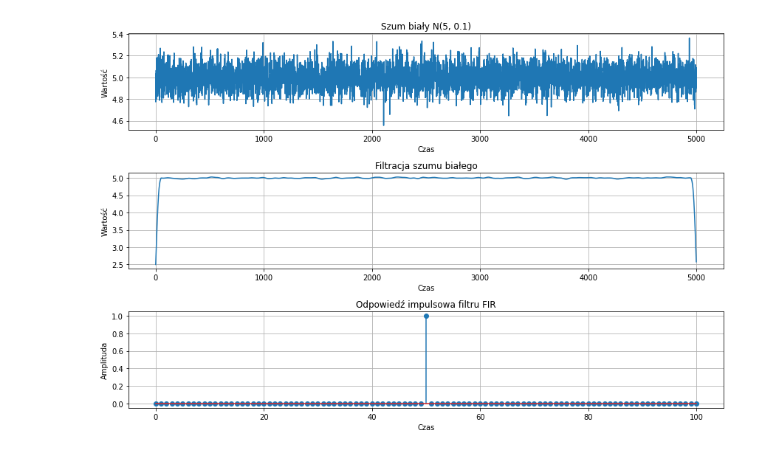
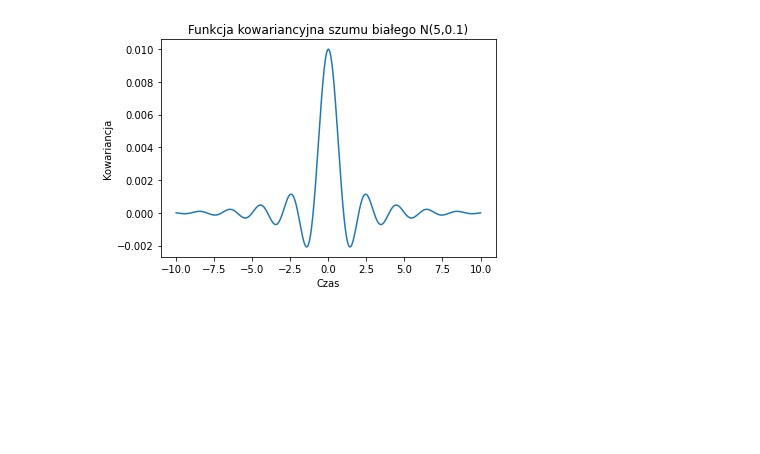
Before and after one commit to MaciejSzerwinski/Stochastic_Process, a Jupyter notebook: test.ipynb, the cells around one changed output. Drawn from its saved outputs; the diff is of its cells as text; code cells hidden in the pictures; blank space fills up the shorter version.

```diff
--- a/test.ipynb
+++ b/test.ipynb
@@ -1,58 +1,22 @@
-# %%
-import numpy as np
-import matplotlib.pyplot as plt
-from scipy.signal import firwin
-from numpy.fft import fft, fftshift
-
-mean = 5  # Średnia
-std_dev = 0.1  # Odchylenie standardowe
-num_samples = 5000  # Liczba próbek (długość sygnału)
-
-# Generowanie szumu białego
-white_noise = np.random.normal(mean, std_dev, num_samples)
-
-# Projektowanie filtru FIR
-cutoff_freq = 1000  # Częstotliwość odcinania w Hz
-filter_order = 100  # Rząd filtru
-nyquist_freq = 0.5 * 5000  # Częstotliwość Nyquista (połowa częstotliwości próbkowania)
-
-fir_coeff = firwin(filter_order, cutoff_freq/(nyquist_freq), fs=5000)
-
-# Filtracja szumu białego
-filtered_signal = np.convolve(white_noise, fir_coeff, mode='same')
-
-# Wygenerowanie odpowiedzi impulsowej filtra
-impulse_response = np.zeros(filter_order+1)
-impulse_response[filter_order // 2] = 1
-
-filter_freq_response = fft(fir_coeff)
-filter_freq_response_shifted = fftshift(filter_freq_response)
-
-# Wyświetlanie wyników
-plt.figure(figsize=(12, 8))
-
-plt.subplot(3, 1, 1)
-plt.plot(white_noise)
-plt.xlabel('Czas')
-plt.ylabel('Wartość')
-plt.title('Szum biały N(5, 0.1)')
-plt.grid(True)
-
-plt.subplot(3, 1, 2)
-plt.plot(filtered_signal)
-plt.xlabel('Czas')
-plt.ylabel('Wartość')
-plt.title('Filtracja szumu białego')
-plt.grid(True)
-
-plt.subplot(3, 1, 3)
-plt.stem(impulse_response)
-plt.xlabel('Czas')
-plt.ylabel('Amplituda')
-plt.title('Odpowiedź impulsowa filtru FIR')
-plt.grid(True)
-
-plt.tight_layout()
-plt.show()
-# %% [output]
-[figure, removed]
+# %%
+import numpy as np
+import matplotlib.pyplot as plt
+
+# Parametry rozkładu Gaussowskiego
+mean = 5
+std_dev = 0.1
+
+# Generowanie próbek czasu
+time = np.linspace(-10, 10, num=1000)
+
+# Obliczanie funkcji kowariancyjnej
+covariance = std_dev ** 2 * np.sinc(time) * np.exp(-time ** 2 / (2 * mean ** 2))
+
+# Wykres funkcji kowariancyjnej
+plt.plot(time, covariance)
+plt.title('Funkcja kowariancyjna szumu białego N(5,0.1)')
+plt.xlabel('Czas')
+plt.ylabel('Kowariancja')
+plt.show()
+# %% [output]
+[figure, added]
```
Also changed, not shown: parts of 3 cells of this notebook, 1 other file.
